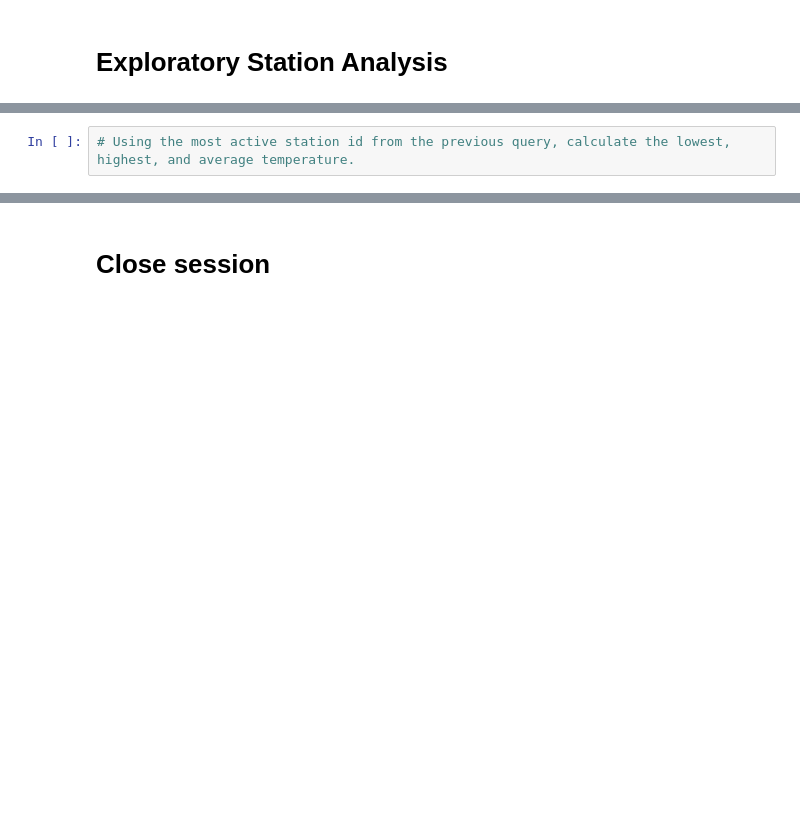
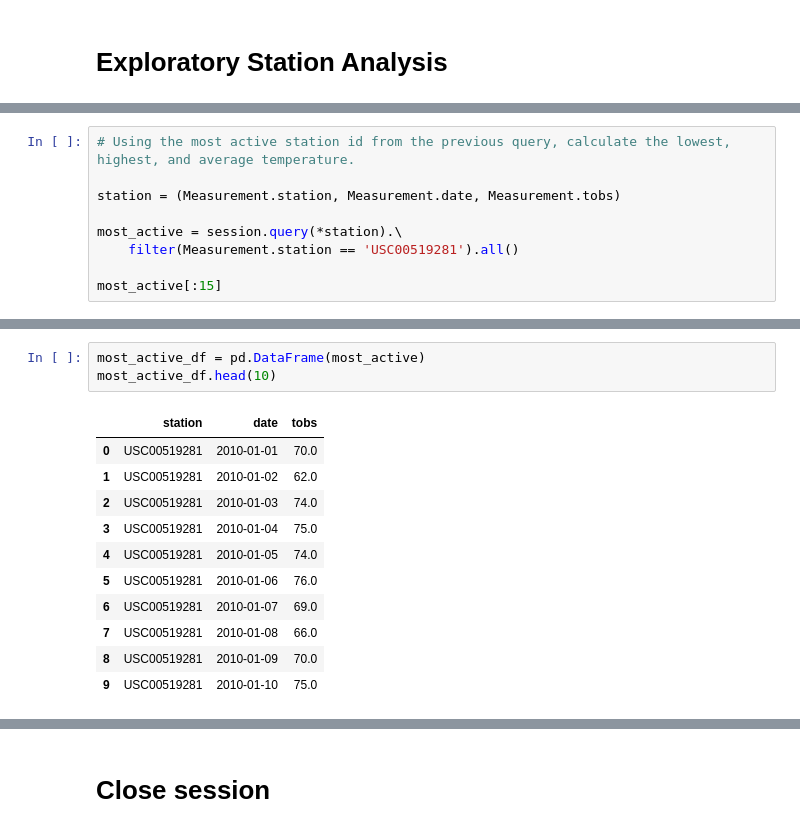
Before and after one commit to mconwa20/sqlalchemy-challenge, a Jupyter notebook: climate_starter.ipynb, the cells around one changed output, grey strips where cells are left out. Cells and saved outputs as stored; diff of their text form; blank space fills up the shorter version.

```diff
--- a/climate_starter.ipynb
+++ b/climate_starter.ipynb
@@ -162,2 +182,9 @@ prcp_oneyear_df.describe()
 # %%
 # Using the most active station id from the previous query, calculate the lowest, highest, and average temperature.
+
+station = (Measurement.station, Measurement.date, Measurement.tobs)
+
+most_active = session.query(*station).\
+    filter(Measurement.station == 'USC00519281').all()
+
+most_active[:15]
@@ -163,0 +207,15 @@ prcp_oneyear_df.describe()
+# %%
+most_active_df = pd.DataFrame(most_active)
+most_active_df.head(10)
+# %% [output]
+|  | station | date | tobs |
+| 0 | USC00519281 | 2010-01-01 | 70.0 |
+| 1 | USC00519281 | 2010-01-02 | 62.0 |
+| 2 | USC00519281 | 2010-01-03 | 74.0 |
+| 3 | USC00519281 | 2010-01-04 | 75.0 |
+| 4 | USC00519281 | 2010-01-05 | 74.0 |
+| 5 | USC00519281 | 2010-01-06 | 76.0 |
+| 6 | USC00519281 | 2010-01-07 | 69.0 |
+| 7 | USC00519281 | 2010-01-08 | 66.0 |
+| 8 | USC00519281 | 2010-01-09 | 70.0 |
+| 9 | USC00519281 | 2010-01-10 | 75.0 |
```
Also changed, not shown: parts of 6 cells of this notebook, 1 other file.
